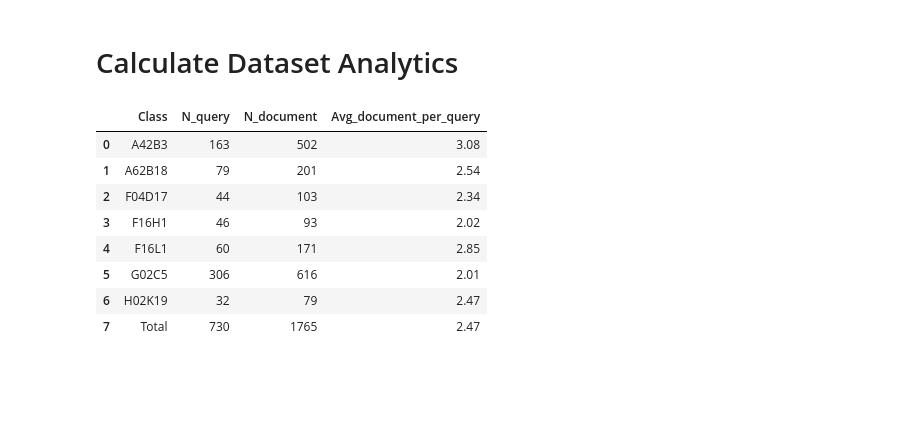
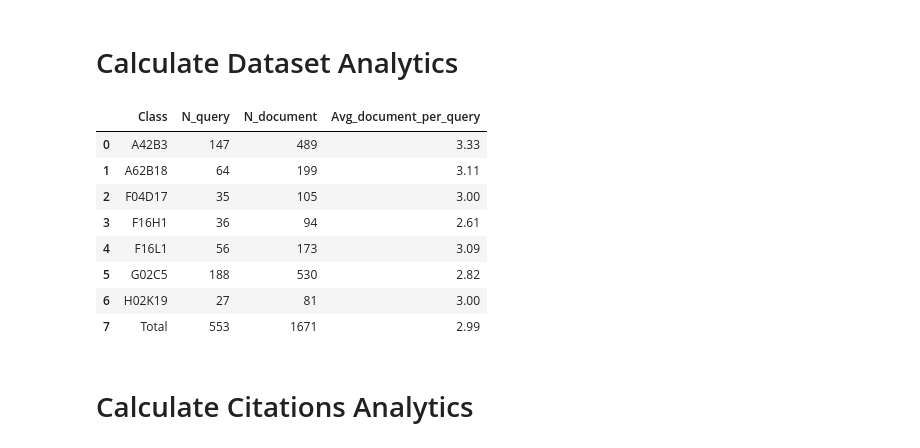
Before and after one commit to Marco-Consoloni/google-patent-scraping, a Jupyter notebook: scripts/calculate_dataset_analytics.ipynb, the cells around one changed output. Saved outputs shown, nothing was run; the diff lists cells and outputs as text; code cells hidden in the pictures; blank space fills up the shorter version.

```diff
--- a/scripts/calculate_dataset_analytics.ipynb
+++ b/scripts/calculate_dataset_analytics.ipynb
@@ -34,9 +36,7 @@ Text: 79         Image: 79       CPC: H02K19     Type: document
 # %%
-import json
-truth_dir = '/vast/marco/Data_Google_Patent/ground_truth'
-
-for file in os.listdir(truth_dir):
-    file_path = os.path.join(truth_dir, file)
+# Count the N. of query with at least one correctly scrapted document
+for file in os.listdir('/vast/marco/Data_Google_Patent/ground_truth'):
+    file_path = f'/vast/marco/Data_Google_Patent/ground_truth/{file}'
     with open(file_path, 'r') as f:
         data =json.load(f)
         total_elements = sum(len(value) for value in data.values() if isinstance(value, list))
@@ -56,66 +78,68 @@ H02K19  query: 26        document: 79
 # %% [markdown]
 # Calculate Dataset Analytics
 # %%
-import pandas as pd
-import os
-import json
-
-query_json_folder = '/vast/marco/Data_Google_Patent/json/query'
+doc_json_folder = '/vast/marco/Data_Google_Patent/json/document'
 
 stats = []
 total_query_count = 0
 total_document_count = 0
 total_avg_document_per_query = 0
 n_class = 0
 
-for class_folder in os.listdir(query_json_folder):
-        class_path = os.path.join(query_json_folder, class_folder)
-        query_count = 0
-        document_patents_count_list = []
-        for json_file in os.listdir(class_path):
-            json_path = os.path.join(class_path, json_file)
-            query_count += 1
-            # Open the json file for the patent query
-            with open(json_path, 'r') as file:
-                query_patent_data = json.load(file)
-                document_patents_count = query_patent_data.get('document_patents_count')
-                #print(document_patents_count)
+# Iterate through each class folder in the document JSON folder
+for class_folder in os.listdir(doc_json_folder):
+        class_path = os.path.join(doc_json_folder, class_folder)
+        query_docs_dict = {} # initialize empty dictionary to store results
+        for doc_json_file in os.listdir(class_path):
+            # Extract the query ID and document ID from the filename
+            doc_id = doc_json_file.replace('.json', '')
+            query_id = f"{doc_id.split('_')[0]}_{doc_id.split('_')[1]}"
+            # Append the document ID to the list of documents for the corresponding query
+            if query_id in query_docs_dict:
+                query_docs_dict[query_id].append(doc_id)
+            else:
+                query_docs_dict[query_id] = [doc_id]
 
-            document_patents_count_list.append(document_patents_count)
-            document_count = sum(document_patents_count_list)
-            avg_document_per_query = round(sum(document_patents_count_list)/len(document_patents_count_list), 2)
+        # Calculate the number of unique queries in the current class
+        num_query = len(query_docs_dict)
+        # Calculate the total number of documents for all queries in the class
+        num_docs = sum(len(value) for value in query_docs_dict.values())
+        # Calculate the average number of documents per query, avoiding division by zero
+        average_docs_per_query = num_docs / num_query if num_query > 0 else 0
 
-        # Append the statistics for the class (folder) to the list
+        # Append the calculated statistics for the current class to the stats list
         stats.append({
             'Class': class_folder,
-            'N_query': query_count,
-            'N_document': document_count,
-            'Avg_document_per_query': avg_document_per_query
+            'N_query': num_query,
+            'N_document': num_docs,
+            'Avg_document_per_query': round(average_docs_per_query, 2)
             })
 
-        total_query_count += query_count
-        total_document_count += document_count
-        total_avg_document_per_query += avg_document_per_query
+        total_query_count += num_query
+        total_document_count += num_docs
+        total_avg_document_per_query += average_docs_per_query
         n_class += 1
 
 # Append the total statistics as a new row
 stats.append({
     'Class': 'Total',
     'N_query': total_query_count,
     'N_document': total_document_count,
     'Avg_document_per_query': round(total_avg_document_per_query/n_class, 2)
 })
 
 # Convert the list of statistics into a Pandas DataFrame
 df = pd.DataFrame(stats)
 df
 # %% [output]
 |  | Class | N_query | N_document | Avg_document_per_query |
-| 0 | A42B3 | 163 | 502 | 3.08 |
-| 1 | A62B18 | 79 | 201 | 2.54 |
-| 2 | F04D17 | 44 | 103 | 2.34 |
-| 3 | F16H1 | 46 | 93 | 2.02 |
-| 4 | F16L1 | 60 | 171 | 2.85 |
-| 5 | G02C5 | 306 | 616 | 2.01 |
-| 6 | H02K19 | 32 | 79 | 2.47 |
-| 7 | Total | 730 | 1765 | 2.47 |
+| 0 | A42B3 | 147 | 489 | 3.33 |
+| 1 | A62B18 | 64 | 199 | 3.11 |
+| 2 | F04D17 | 35 | 105 | 3.00 |
+| 3 | F16H1 | 36 | 94 | 2.61 |
+| 4 | F16L1 | 56 | 173 | 3.09 |
+| 5 | G02C5 | 188 | 530 | 2.82 |
+| 6 | H02K19 | 27 | 81 | 3.00 |
+| 7 | Total | 553 | 1671 | 2.99 |
+# %% [markdown]
+# Calculate Citations Analytics
```
Also changed, not shown: parts of 8 cells of this notebook.
